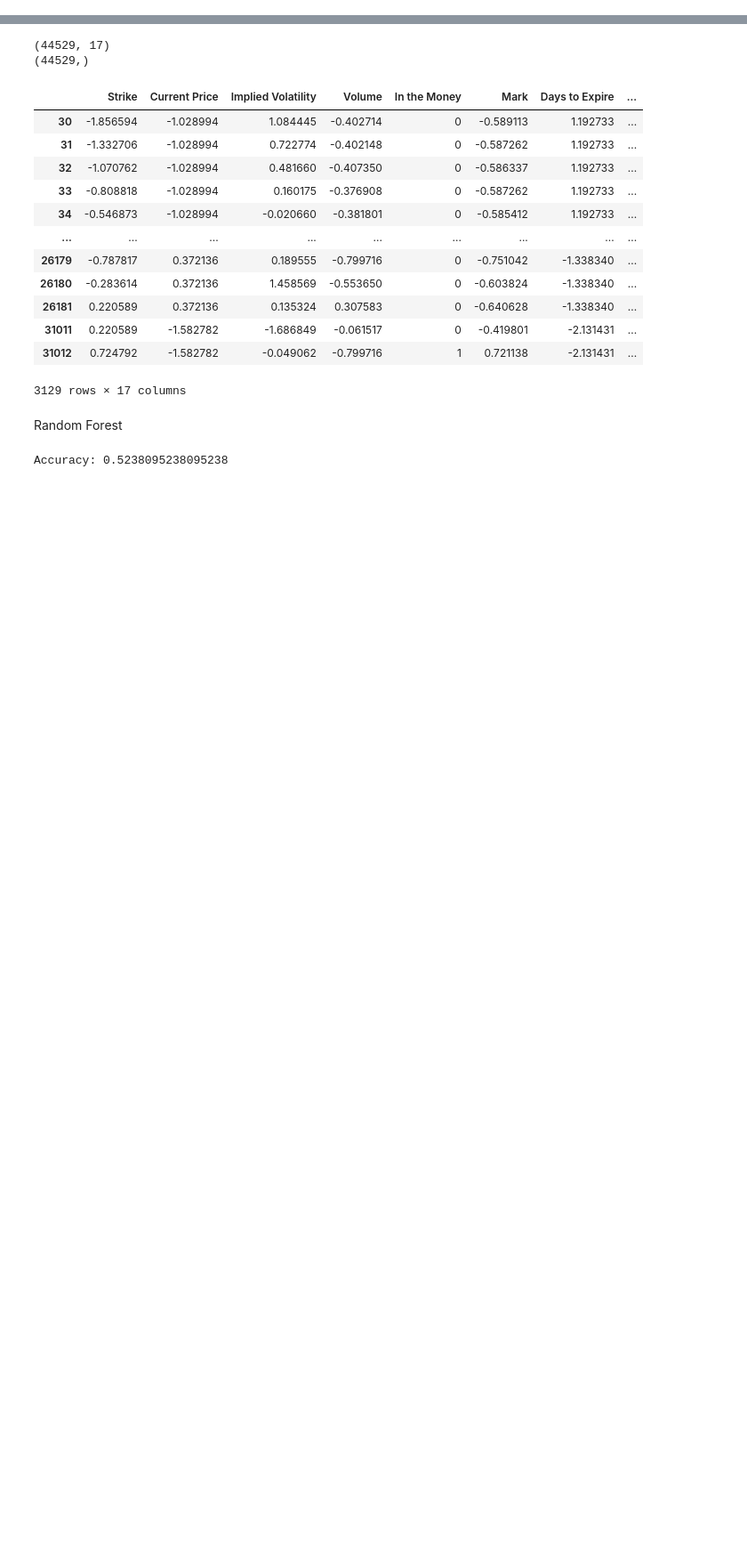
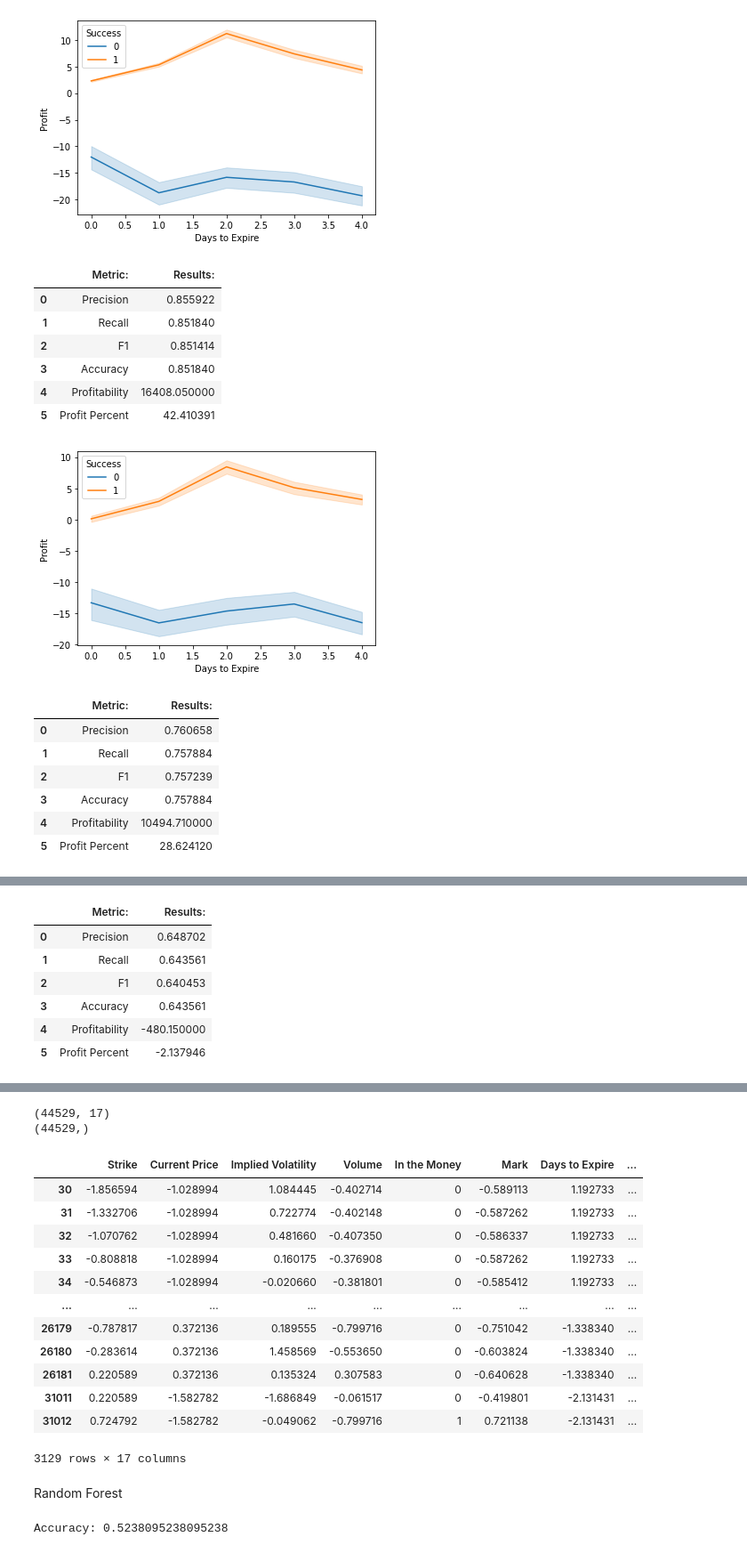
Before and after one commit to andknam/options-reinforcement-learning, a Jupyter notebook: models/random_forest.ipynb, the cells around one changed output, grey strips where cells are left out. Shown: that part at 89% size. Cells and saved outputs as stored; diff of their text form; code cells hidden in the pictures; blank space fills up the shorter version.

```diff
--- a/models/random_forest.ipynb
+++ b/models/random_forest.ipynb
@@ -67,0 +184,21 @@ After: (47426, 16) (44529, 16) (3241, 16) (3129, 16)
+# %%
+run_random_forest_model(['Implied Volatility', 'In the Money', 'Days to Expire', 'Needed Percent Change'], puts_df, options7put_df, False, False, True)
+run_random_forest_model(['Needed Percent Change', 'In the Money'], puts_df, options7put_df, False, False, True)
+run_random_forest_model(['Implied Volatility', 'Days to Expire'], puts_df, options7put_df, False, False, True)
+# %% [output]
+[figure, added]
+|  | Metric: | Results: |
+| 0 | Precision | 0.855922 |
+| 1 | Recall | 0.851840 |
+| 2 | F1 | 0.851414 |
+| 3 | Accuracy | 0.851840 |
+| 4 | Profitability | 16408.050000 |
+| 5 | Profit Percent | 42.410391 |
+[figure, added]
+|  | Metric: | Results: |
+| 0 | Precision | 0.760658 |
+| 1 | Recall | 0.757884 |
+| 2 | F1 | 0.757239 |
+| 3 | Accuracy | 0.757884 |
+| 4 | Profitability | 10494.710000 |
+| 5 | Profit Percent | 28.624120 |
@@ -67,0 +206,7 @@ After: (47426, 16) (44529, 16) (3241, 16) (3129, 16)
+|  | Metric: | Results: |
+| 0 | Precision | 0.648702 |
+| 1 | Recall | 0.643561 |
+| 2 | F1 | 0.640453 |
+| 3 | Accuracy | 0.643561 |
+| 4 | Profitability | -480.150000 |
+| 5 | Profit Percent | -2.137946 |
```
Also changed, not shown: parts of 32 cells of this notebook.
